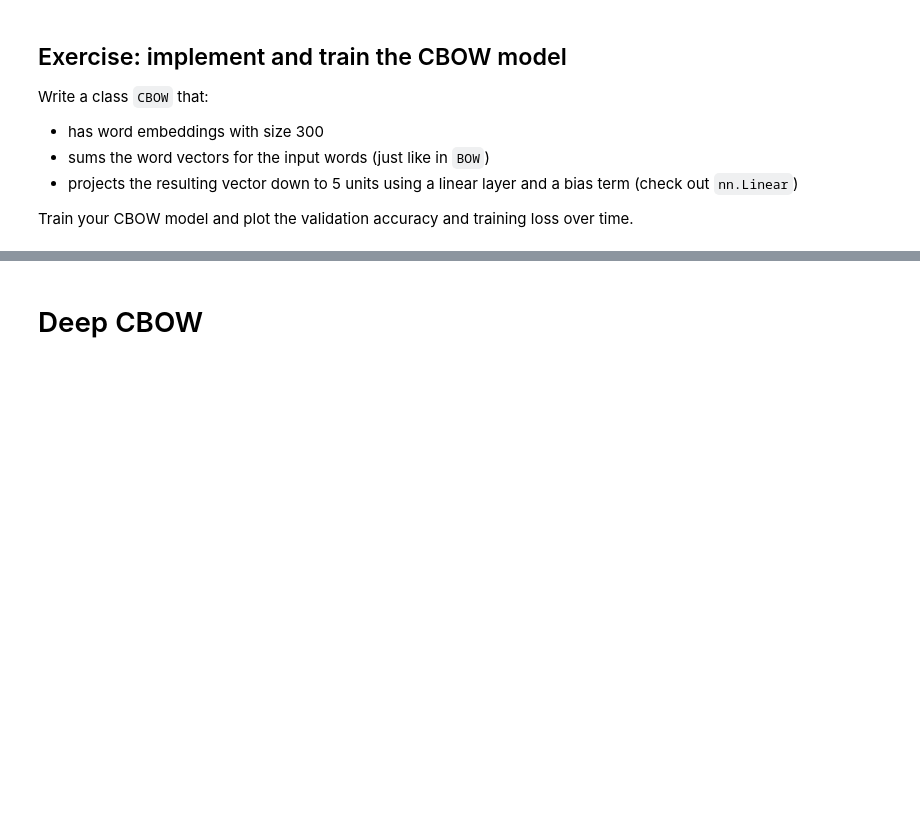
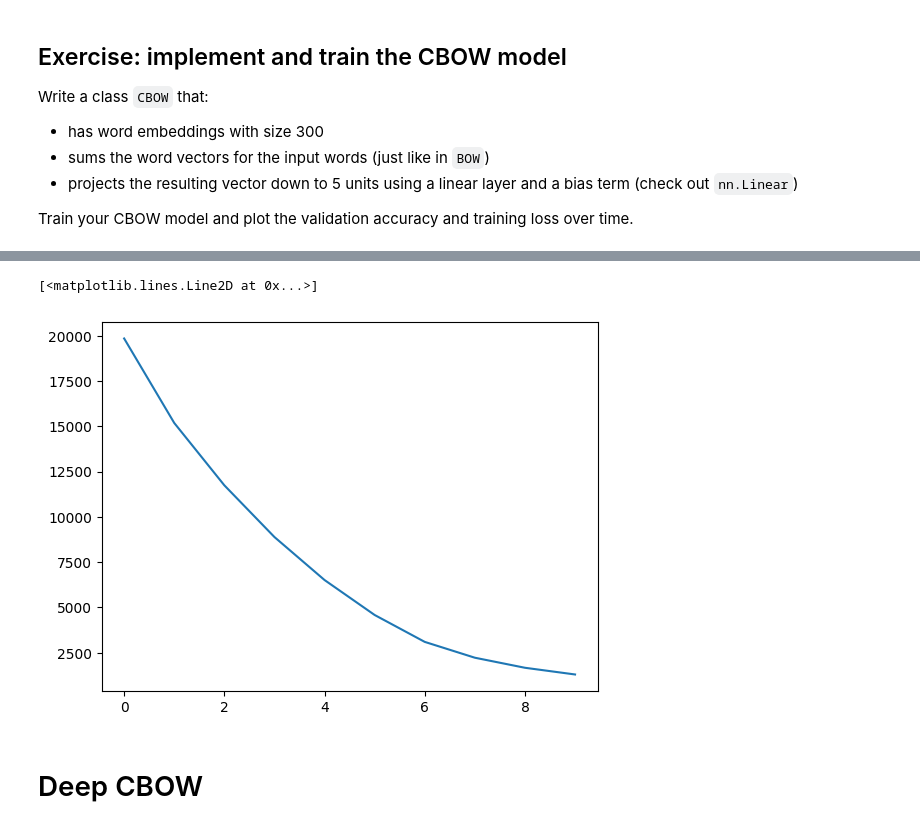
Before and after one commit to karim-abdel/NLP_1, a Jupyter notebook: Assignment_2/Copia_di_NLP1_2023_Practical_2.ipynb, the cells around one changed output, grey strips where cells are left out. Saved outputs shown, nothing was run; the diff lists cells and outputs as text; code cells hidden in the pictures; blank space fills up the shorter version.

```diff
--- a/Assignment_2/Copia_di_NLP1_2023_Practical_2.ipynb
+++ b/Assignment_2/Copia_di_NLP1_2023_Practical_2.ipynb
@@ -253,3 +308,10 @@ Let's have a closer look at the properties of our vocabulary. Having a good idea
 # %%
 # And how many words are there with frequency 1?
 # (A fancy name for these is hapax legomena.)
+# %%
+tot = 0
+for i in v.freqs.values():
+  if i == 1:
+    tot += 1
+
+print(tot)
@@ -618,8 +714,10 @@ bow_model = BOW(len(v.w2i), len(t2i), vocab=v)
 print(bow_model)
 
 bow_model = bow_model.to(device)
+t = 0.001
+p = 2
 
 optimizer = optim.Adam(bow_model.parameters(), lr=0.0005)
 bow_losses, bow_accuracies = train_model(
-    bow_model, optimizer, num_iterations=30000,
-    print_every=1000, eval_every=1000)
+    bow_model, optimizer, threshold = t, patience = p, num_iterations=300000,
+    print_every=10000, eval_every=1000)
@@ -655,0 +776,29 @@ Train your CBOW model and plot the validation accuracy and training loss over ti
+# %%
+
+
+class CBOW(nn.Module):
+    def __init__(self, vocab_size, vocab , embedding_dim=300, projection_dim=5):
+        super(CBOW, self).__init__()
+        self.vocab = vocab
+        self.embeddings = nn.Embedding(vocab_size, embedding_dim)
+
+        self.linear = nn.Linear(embedding_dim, projection_dim) #see that bias is already included
+
+    def forward(self, inputs):
+        # Sum the embeddings of the input words
+        embedded = self.embeddings(inputs)
+
+        # Project down to 5 dimensions (including the bias term)
+        out = self.linear(embedded)
+
+        out = out.sum(1)
+        return out
+# %%
+cbow = CBOW(len(v.w2i), embedding_dim = 300, vocab=v, projection_dim=len(t2i))
+
+cbow = cbow.to(device)
+
+optimizer = optim.Adam(cbow.parameters(), lr=0.0005)
+bow_losses, bow_accuracies = train_model(
+    cbow, optimizer, threshold = t, patience = p, num_iterations=300000,
+    print_every=10000, eval_every=1000)
@@ -655,0 +823,5 @@ Train your CBOW model and plot the validation accuracy and training loss over ti
+# %%
+plt.plot(bow_losses)
+# %% [output]
+[<matplotlib.lines.Line2D at 0x...>]
+[figure, added]
```
Also changed, not shown: parts of 23 cells of this notebook.
